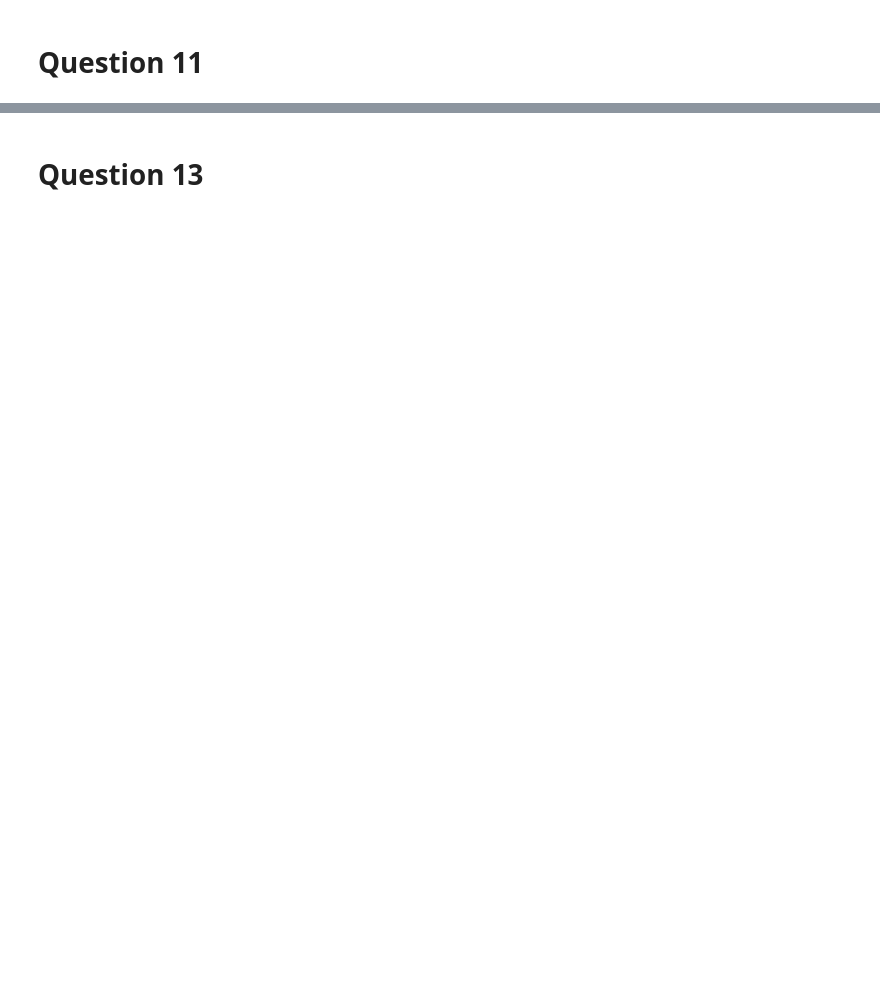
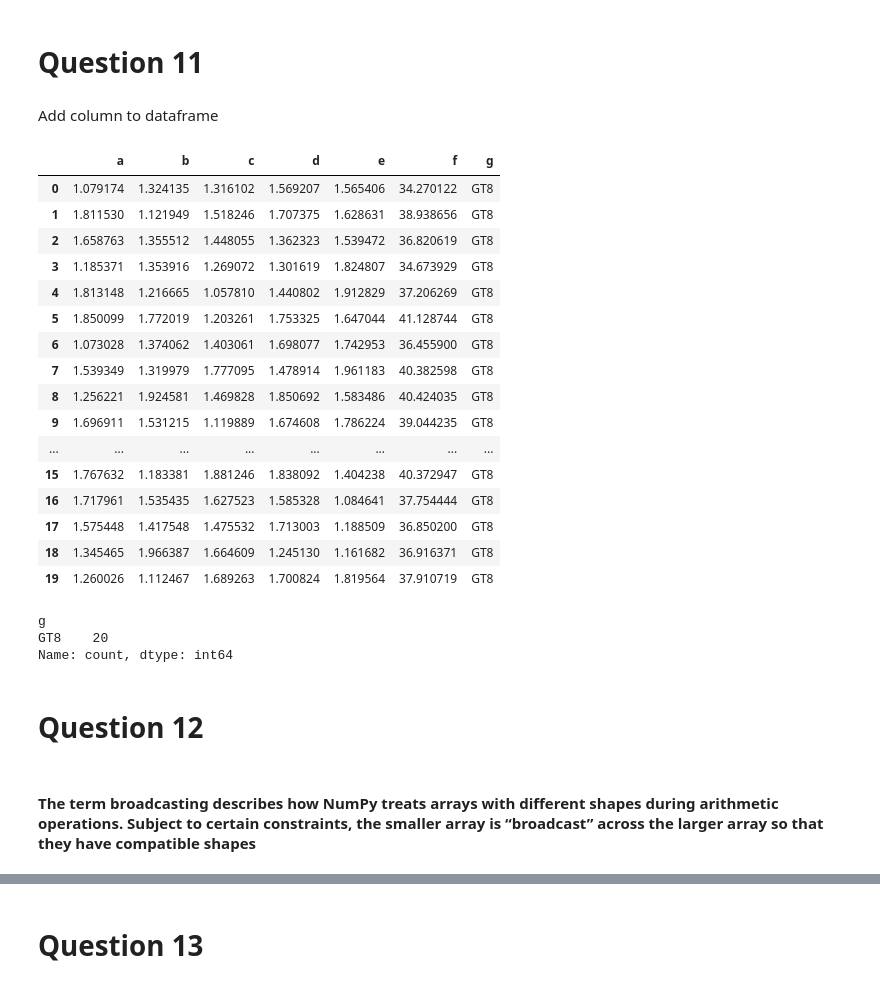
Before and after one commit to rabina48/ML_Prerequsite_test, a Jupyter notebook: First.ipynb, the cells around one changed output, grey strips where cells are left out. Saved outputs shown, nothing was run; the diff lists cells and outputs as text; code cells hidden in the pictures; blank space fills up the shorter version.

```diff
--- a/First.ipynb
+++ b/First.ipynb
@@ -425,0 +365,24 @@ Standard deviation of 'r'  where 's' is 'GT8': 0.6158387260016692
+# %%
+
+import numpy as np
+import pandas as pd
+
+mat=np.random.uniform(1.0,2.0,size=(20,5))
+mat
+dta_frm = pd.DataFrame(mat, columns=['a','b','c','d','e'])
+dta_frm
+std_devs = np.std(mat, axis=0)
+print(std_devs)
+column = np.argmax(std_devs)
+dta_frm.columns[column]
+
+# Find the lowest mean
+means = np.mean(mat, axis=1)
+print(means)
+row = np.argmin(means)
+print(f'Row no.: {row}')
+for i in dta_frm.columns:
+    print(f'\t\t\t{i}',end='')
+print()
+for i in dta_frm.columns:
+    print(f'\t{dta_frm[i][row]}',end='')
@@ -426,2 +398,44 @@ Standard deviation of 'r'  where 's' is 'GT8': 0.6158387260016692
 # %% [markdown]
 # Question 11
+# %% [markdown]
+Add column to dataframe
+# %%
+for index, row in dta_frm.iterrows():
+    dta_frm.loc[index, 'f'] = sum(row)
+
+dta_frm
+
+#add colum to dataframe
+
+for index, row in dta_frm.iterrows():
+    dta_frm.loc[index, 'g'] = 'LT8' if row[5]<8 else 'GT8'
+
+dta_frm
+# %% [output]
+|  | a | b | c | d | e | f | g |
+| 0 | 1.079174 | 1.324135 | 1.316102 | 1.569207 | 1.565406 | 34.270122 | GT8 |
+| 1 | 1.811530 | 1.121949 | 1.518246 | 1.707375 | 1.628631 | 38.938656 | GT8 |
+| 2 | 1.658763 | 1.355512 | 1.448055 | 1.362323 | 1.539472 | 36.820619 | GT8 |
+| 3 | 1.185371 | 1.353916 | 1.269072 | 1.301619 | 1.824807 | 34.673929 | GT8 |
+| 4 | 1.813148 | 1.216665 | 1.057810 | 1.440802 | 1.912829 | 37.206269 | GT8 |
+| 5 | 1.850099 | 1.772019 | 1.203261 | 1.753325 | 1.647044 | 41.128744 | GT8 |
+| 6 | 1.073028 | 1.374062 | 1.403061 | 1.698077 | 1.742953 | 36.455900 | GT8 |
+| 7 | 1.539349 | 1.319979 | 1.777095 | 1.478914 | 1.961183 | 40.382598 | GT8 |
+| 8 | 1.256221 | 1.924581 | 1.469828 | 1.850692 | 1.583486 | 40.424035 | GT8 |
+| 9 | 1.696911 | 1.531215 | 1.119889 | 1.674608 | 1.786224 | 39.044235 | GT8 |
+| ... | ... | ... | ... | ... | ... | ... | ... |
+| 15 | 1.767632 | 1.183381 | 1.881246 | 1.838092 | 1.404238 | 40.372947 | GT8 |
+| 16 | 1.717961 | 1.535435 | 1.627523 | 1.585328 | 1.084641 | 37.754444 | GT8 |
+| 17 | 1.575448 | 1.417548 | 1.475532 | 1.713003 | 1.188509 | 36.850200 | GT8 |
+| 18 | 1.345465 | 1.966387 | 1.664609 | 1.245130 | 1.161682 | 36.916371 | GT8 |
+| 19 | 1.260026 | 1.112467 | 1.689263 | 1.700824 | 1.819564 | 37.910719 | GT8 |
+# %%
+dta_frm['g'].value_counts()
+# %% [output]
+g
+GT8    20
+Name: count, dtype: int64
+# %% [markdown]
+# Question 12
+# %% [markdown]
+#### The term broadcasting describes how NumPy treats arrays with different shapes during arithmetic operations. Subject to certain constraints, the smaller array is “broadcast” across the larger array so that they have compatible shapes
```
Also changed, not shown: parts of 12 cells of this notebook.
